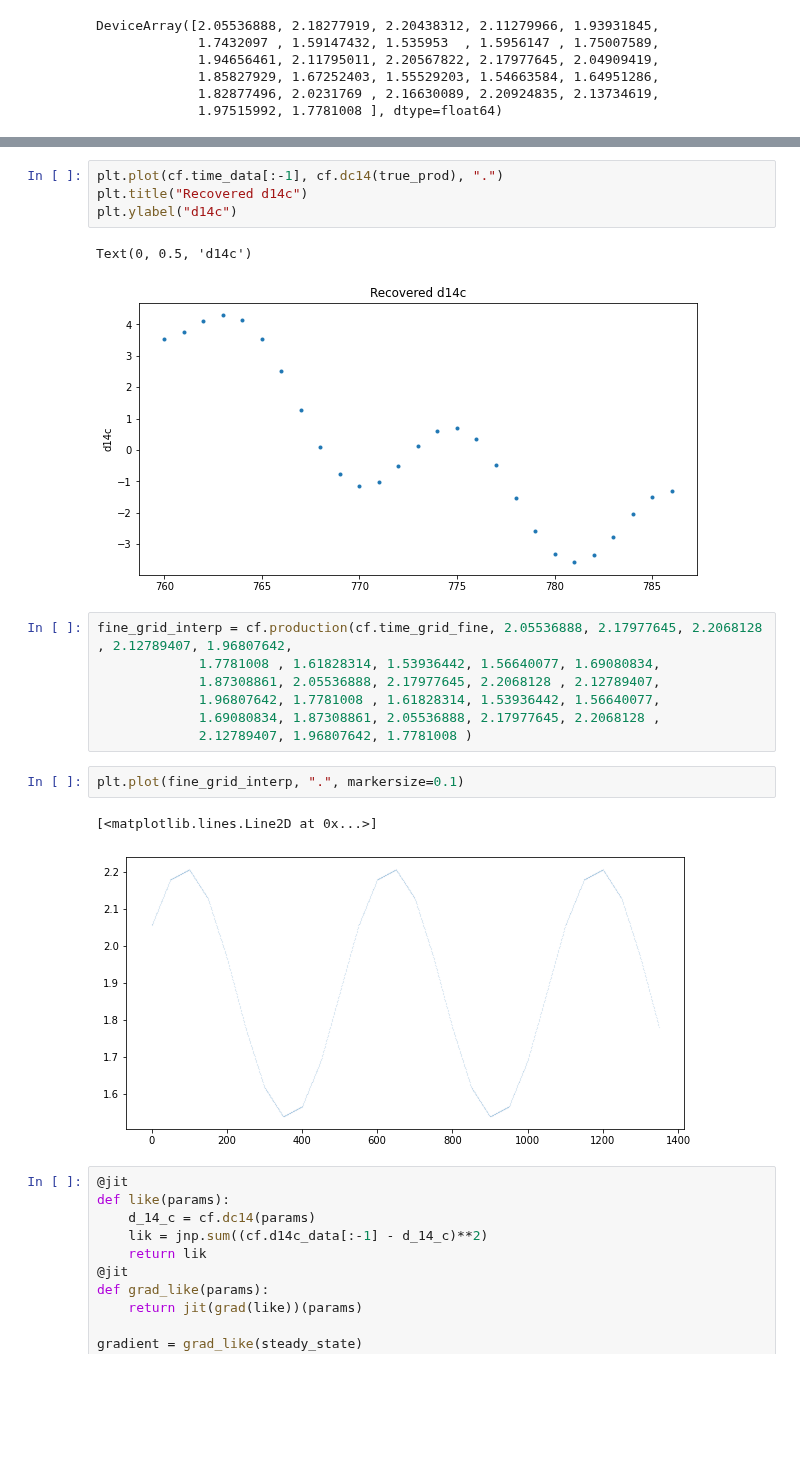
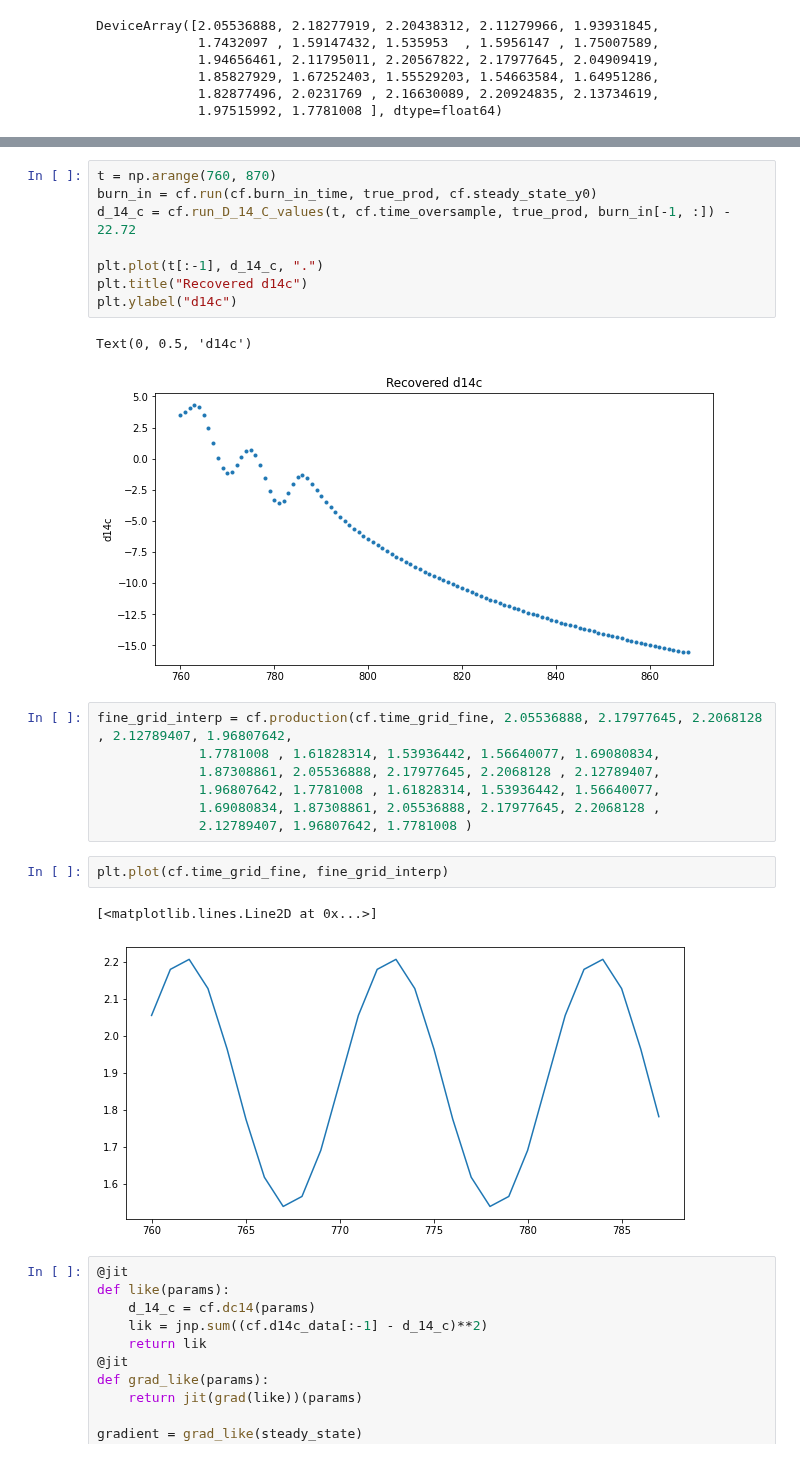
Before and after one commit to SharmaLlama/ticktack, a Jupyter notebook: notebooks/control_points_injection_recovery3.ipynb, the cells around one changed output, grey strips where cells are left out. Saved outputs shown, nothing was run; the diff lists cells and outputs as text; blank space fills up the shorter version.

```diff
--- a/notebooks/control_points_injection_recovery3.ipynb
+++ b/notebooks/control_points_injection_recovery3.ipynb
@@ -72,10 +73,14 @@ DeviceArray([ 3.52901263,  3.76451853,  4.09652031,  4.29141598,
 # %%
-plt.plot(cf.time_data[:-1], cf.dc14(true_prod), ".")
+t = np.arange(760, 870)
+burn_in = cf.run(cf.burn_in_time, true_prod, cf.steady_state_y0)
+d_14_c = cf.run_D_14_C_values(t, cf.time_oversample, true_prod, burn_in[-1, :]) - 22.72
+
+plt.plot(t[:-1], d_14_c, ".")
 plt.title("Recovered d14c")
 plt.ylabel("d14c")
 # %% [output]
 Text(0, 0.5, 'd14c')
-[figure, old version]
+[figure, new version]
 # %%
 fine_grid_interp = cf.production(cf.time_grid_fine, 2.05536888, 2.17977645, 2.2068128 , 2.12789407, 1.96807642,
              1.7781008 , 1.61828314, 1.53936442, 1.56640077, 1.69080834,
@@ -84,10 +89,10 @@ fine_grid_interp = cf.production(cf.time_grid_fine, 2.05536888, 2.17977645, 2.20
              1.69080834, 1.87308861, 2.05536888, 2.17977645, 2.2068128 ,
              2.12789407, 1.96807642, 1.7781008 )
 # %%
-plt.plot(fine_grid_interp, ".", markersize=0.1)
+plt.plot(cf.time_grid_fine, fine_grid_interp)
 # %% [output]
 [<matplotlib.lines.Line2D at 0x...>]
-[figure, old version]
+[figure, new version]
 # %%
 @jit
 def like(params):
```
Also changed, not shown: parts of 2 cells of this notebook.
